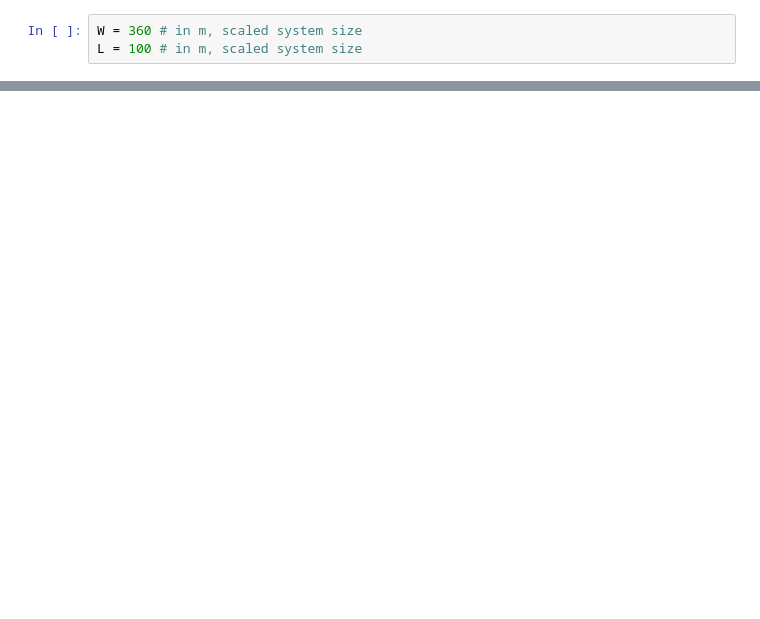
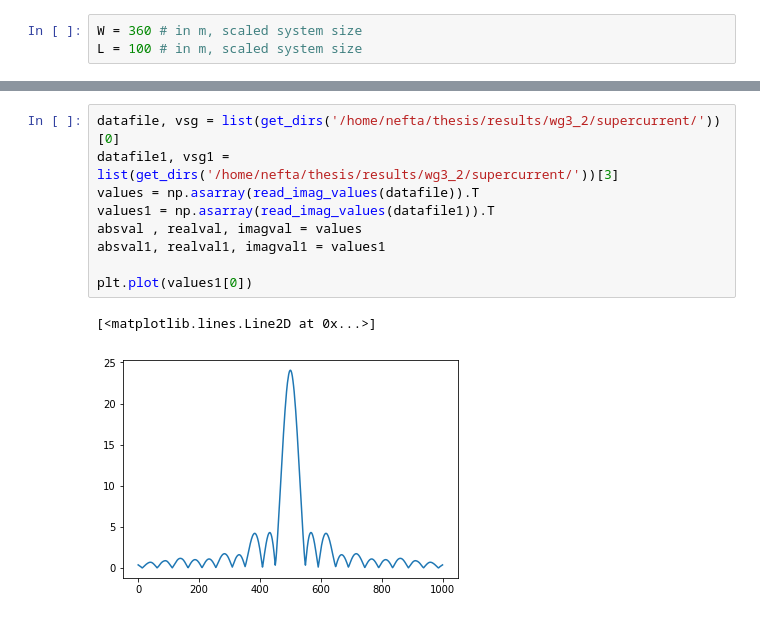
Before and after one commit to NeroCorleone/thesis, a Jupyter notebook: code/fourier-plots.ipynb, the cells around one changed output, grey strips where cells are left out. Cells and saved outputs as stored; diff of their text form; blank space fills up the shorter version.

```diff
--- a/code/fourier-plots.ipynb
+++ b/code/fourier-plots.ipynb
@@ -162,0 +134,12 @@ plt.plot(values3[0])
+# %%
+datafile, vsg = list(get_dirs('/home/nefta/thesis/results/wg3_2/supercurrent/'))[0]
+datafile1, vsg1 = list(get_dirs('/home/nefta/thesis/results/wg3_2/supercurrent/'))[3]
+values = np.asarray(read_imag_values(datafile)).T
+values1 = np.asarray(read_imag_values(datafile1)).T
+absval , realval, imagval = values
+absval1, realval1, imagval1 = values1
+
+plt.plot(values1[0])
+# %% [output]
+[<matplotlib.lines.Line2D at 0x...>]
+[figure, added]
```
Also changed, not shown: parts of 27 cells of this notebook, 22 other files.
